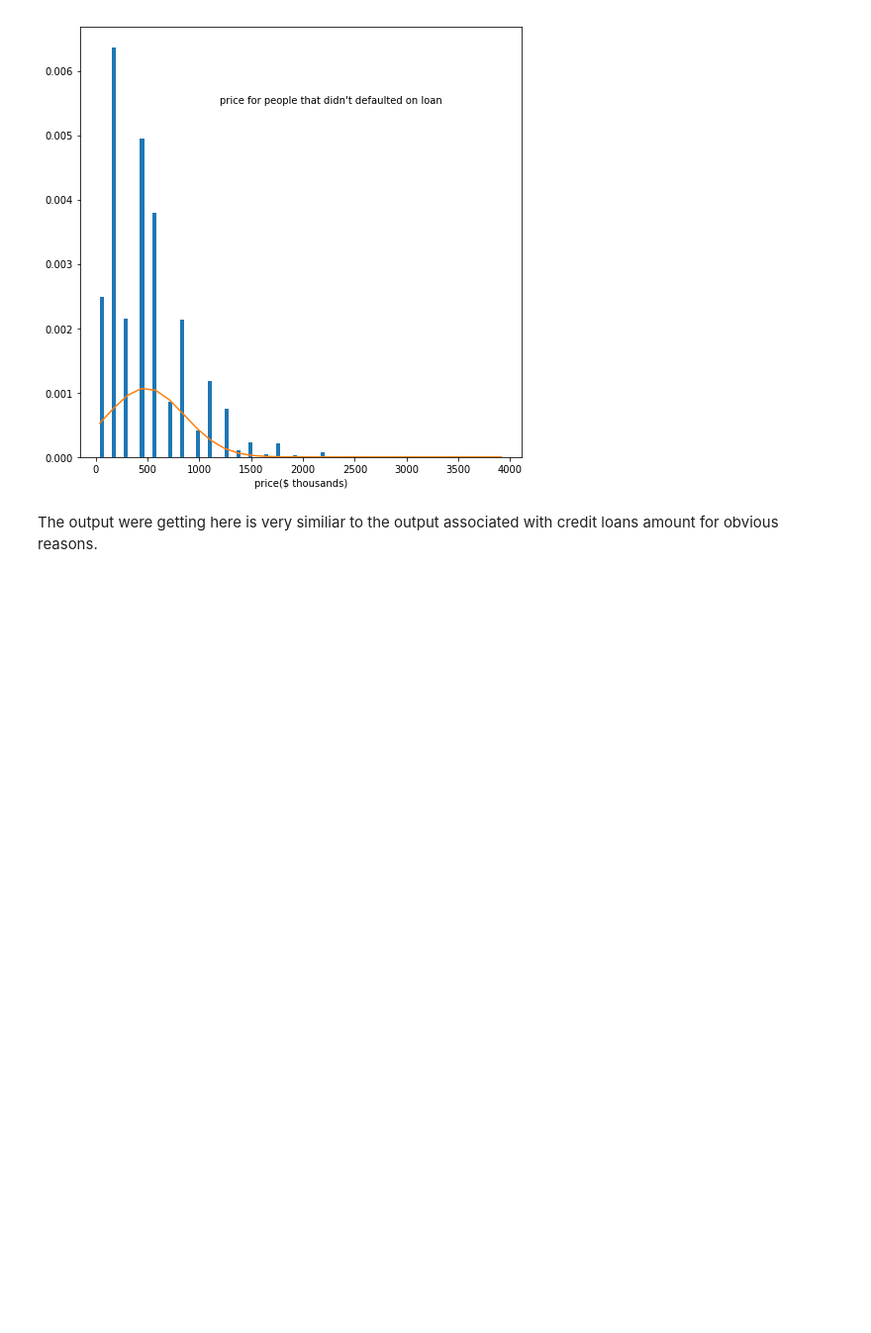
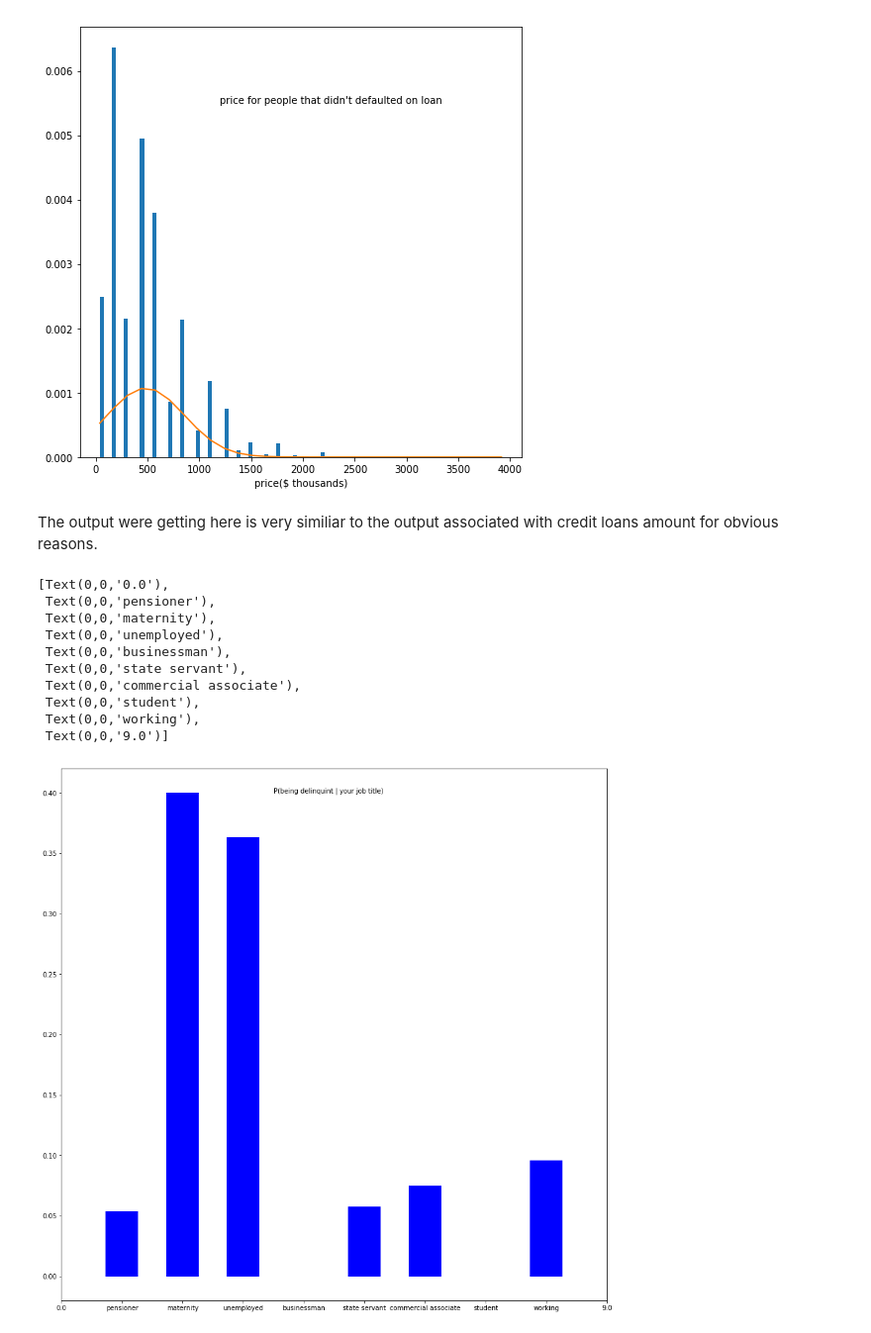
Before and after one commit to bnicholl/loan_risk, a Jupyter notebook: credit_risk.ipynb, the cells around one changed output. Shown: that part at 99% size. Drawn from its saved outputs; the diff is of its cells as text; code cells hidden in the pictures; blank space fills up the shorter version.

```diff
--- a/credit_risk.ipynb
+++ b/credit_risk.ipynb
@@ -568,3 +568,75 @@ Text(0.5,0,'price($ thousands)')
 [figure]
 # %% [markdown]
 The output were getting here is very similiar to the output associated with credit loans amount for obvious reasons.
+# %%
+"""delinquint list"""
+not_delinquint_job = target_is_zero['NAME_INCOME_TYPE']
+"""this list has all of the job categories in being delinquint and not delinquint"""
+jobs = list(set(not_delinquint_job))
+jobs.sort()
+
+not_del_pensioner = not_delinquint_job[not_delinquint_job == jobs[3]]
+not_del_maternity_leave = not_delinquint_job[not_delinquint_job == jobs[2]]
+not_del_unemployed = not_delinquint_job[not_delinquint_job == jobs[6]]
+not_del_businessman = not_delinquint_job[not_delinquint_job == jobs[0]]
+not_del_state_servant = not_delinquint_job[not_delinquint_job == jobs[4]]
+not_del_comercial_associate = not_delinquint_job[not_delinquint_job == jobs[1]]
+not_del_student = not_delinquint_job[not_delinquint_job == jobs[5]]
+not_del_working = not_delinquint_job[not_delinquint_job == jobs[7]]
+
+
+"""not delinquint list"""
+delinquint_job = target_is_one['NAME_INCOME_TYPE']
+
+del_pensioner = delinquint_job[delinquint_job == jobs[3]]
+del_maternity_leave = delinquint_job[delinquint_job == jobs[2]]
+del_unemployed = delinquint_job[delinquint_job == jobs[6]]
+del_businessman = delinquint_job[delinquint_job == jobs[0]]
+del_state_servant = delinquint_job[delinquint_job == jobs[4]]
+del_comercial_associate = delinquint_job[delinquint_job == jobs[1]]
+del_student = delinquint_job[delinquint_job == jobs[5]]
+del_working = delinquint_job[delinquint_job == jobs[7]]
+
+#P(being delinquint | your job title)
+prob_pensioner = len(del_pensioner) / (len(del_pensioner) + len(not_del_pensioner) )
+prob_maternity = len(del_maternity_leave) / (len(del_maternity_leave) + len(not_del_maternity_leave) )
+prob_unemployed = len(del_unemployed) / (len(del_unemployed) + len(not_del_unemployed) )
+prob_businessman = len(del_businessman) / (len(del_businessman) + len(not_del_businessman))
+prob_state_servant = len(del_state_servant) / (len(del_state_servant) + len(not_del_state_servant))
+prob_comercial_associate = len(del_comercial_associate) / (len(del_comercial_associate) + len(not_del_comercial_associate))
+prob_student = len(del_student) / (len(del_student) + len(not_del_student))
+prob_working = len(del_working) / (len(del_working) + len(not_del_working))
+
+
+fig = plt.figure(figsize=(15, 15))
+job = fig.add_subplot(111)
+job.set_xlim(0.0, 9.0)
+
+job.vlines(1.0, 0, prob_pensioner, colors='b', lw=50, alpha=1)
+job.vlines(2.0, 0, prob_maternity, colors='b', lw=50, alpha=1)
+job.vlines(3.0, 0, prob_unemployed, colors='b', lw=50, alpha=1)
+job.vlines(4.0, 0, prob_businessman, colors='b', lw=50, alpha=1)
+job.vlines(5.0, 0, prob_state_servant, colors='b', lw=50, alpha=1)
+job.vlines(6.0, 0, prob_comercial_associate, colors='b', lw=50, alpha=1)
+job.vlines(7.0, 0, prob_student, colors='b', lw=50, alpha=1)
+job.vlines(8.0, 0, prob_working, colors='b', lw=50, alpha=1)
+
+job.annotate("P(being delinquint | your job title)", xy=[3.5,0.4])
+
+ticks = job.get_xticks().tolist()
+ticks[1],ticks[2],ticks[3],ticks[4],ticks[5],ticks[6],ticks[7],ticks[8] = ['pensioner', 'maternity', 'unemployed',
+     'businessman', 'state servant', 'commercial associate', 'student', 'working']
+"""set the newly appointed x values"""
+job.set_xticklabels(ticks)
+# %% [output]
+[Text(0,0,'0.0'),
+ Text(0,0,'pensioner'),
+ Text(0,0,'maternity'),
+ Text(0,0,'unemployed'),
+ Text(0,0,'businessman'),
+ Text(0,0,'state servant'),
+ Text(0,0,'commercial associate'),
+ Text(0,0,'student'),
+ Text(0,0,'working'),
+ Text(0,0,'9.0')]
+[figure, added]
```
Also changed, not shown: parts of 9 cells of this notebook.
